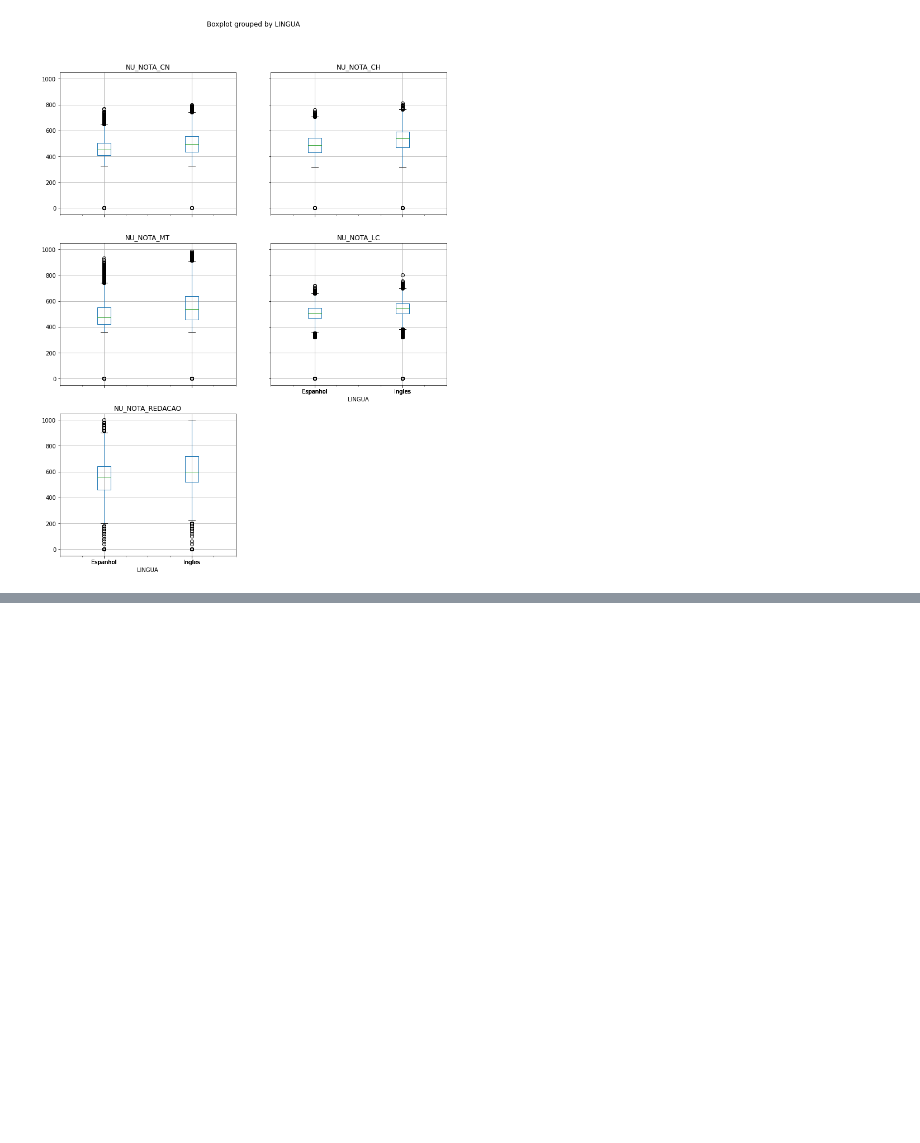
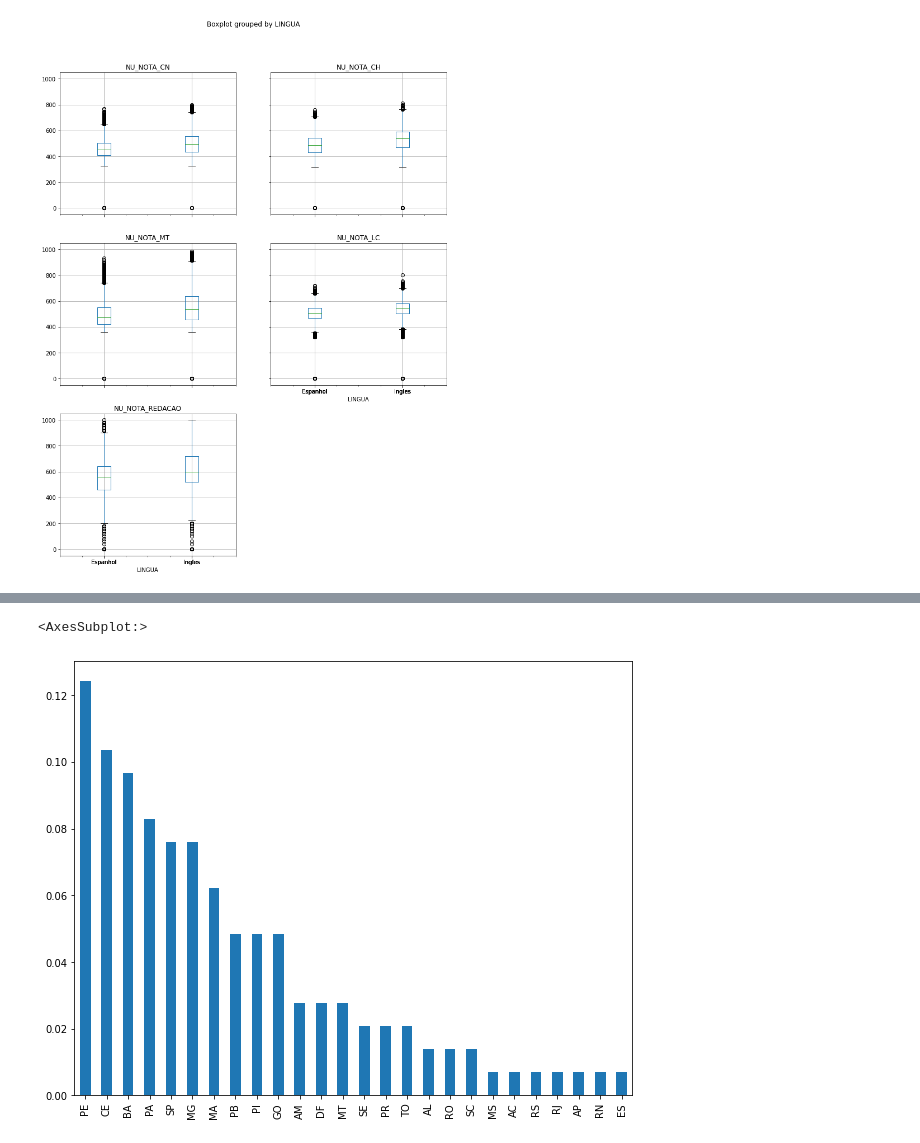
Before and after one commit to gnegrelli/imersao_dados, a Jupyter notebook: 2nd_class.ipynb, the cells around one changed output, grey strips where cells are left out. Cells and saved outputs as stored; diff of their text form; code cells hidden in the pictures; blank space fills up the shorter version.

```diff
--- a/2nd_class.ipynb
+++ b/2nd_class.ipynb
@@ -275,0 +319,5 @@ plt.show()
+# %%
+alunos_menor_quatorze['SG_UF_RESIDENCIA'].value_counts(normalize=True).plot.bar(figsize=(10, 8))
+# %% [output]
+<AxesSubplot:>
+[figure, added]
```
Also changed, not shown: parts of 34 cells of this notebook.
